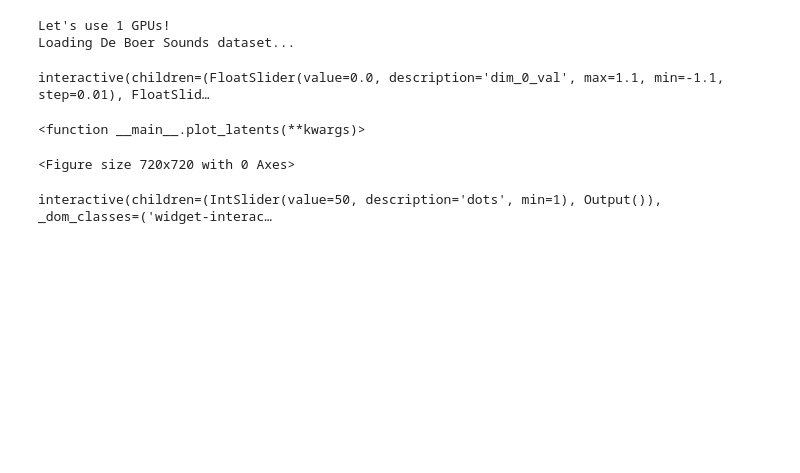
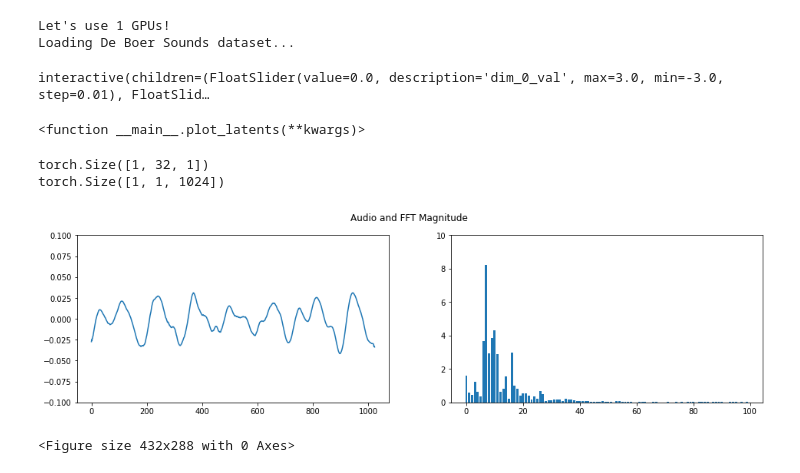
Before and after one commit to fdenoodt/Smooth-InfoMax, a Jupyter notebook: GIM/main_interpolate.ipynb, the cells around one changed output. Drawn from its saved outputs; the diff is of its cells as text; code cells hidden in the pictures; blank space fills up the shorter version.

Commit message:
interpolate between audio files

```diff
--- a/GIM/main_interpolate.ipynb
+++ b/GIM/main_interpolate.ipynb
@@ -92,9 +92,9 @@ def plot_latents(**kwargs):
     for idx, outp in enumerate(batch_outp):
         sequence = outp[0].cpu().detach().numpy()
         fft_mag = fft_magnitude(sequence)
-        fft_mag = fft_mag[:50]
+        fft_mag = fft_mag[:100]
         plot_two_graphs_side_by_side(sequence, fft_mag, fig_size=(
-            16, 4), y_lims=[(-0.1, 0.1), (0, 5)], title="Audio and FFT Magnitude", type1="line", type2="bar")
+            16, 4), y_lims=[(-0.1, 0.1), (0, 10)], title="Audio and FFT Magnitude", type1="line", type2="bar")
 
         # play audio
         return Audio(sequence, rate=sr)
@@ -103,7 +103,7 @@ def plot_latents(**kwargs):
     return
 
 
-range = (-1.1, 1.1, 0.01)
+range = (-3, 3, 0.01)
 interact(plot_latents,
          dim_0_val=range,
          dim_1_val=range,
@@ -138,25 +138,43 @@ interact(plot_latents,
          dim_30_val=range,
          dim_31_val=range)
 # %% [output]
-interactive(children=(FloatSlider(value=0.0, description='dim_0_val', max=1.1, min=-1.1, step=0.01), FloatSlid…
+interactive(children=(FloatSlider(value=0.0, description='dim_0_val', max=3.0, min=-3.0, step=0.01), FloatSlid…
 <function __main__.plot_latents(**kwargs)>
-# %%
-
-
-def series(dots):
-    plt.figure(figsize=(10, 10))
-    a, b = [], []
-    for i in range(dots):
-        a.append(random.randint(1, 100))
-        b.append(random.randint(1, 100))
-    plt.scatter(a, b, c="red")
-    return
-
-interact(series, dots=(1, 100, 1))
-
-# colr=["red", "orange", "brown"]
-
-None
-# %% [output]
-<Figure size 720x720 with 0 Axes>
-interactive(children=(IntSlider(value=50, description='dots', min=1), Output()), _dom_classes=('widget-interac…
+# %%
+sample_path = r"D:\thesis_logs\logs\de_boer_TWO_MODULE_V3_dim32_kld_weight=0.0033 !!\analyse_hidden_repr\hidden_repr\split\module=2\train\batch_encodings_0.pt"
+file_path = r"D:\thesis_logs\logs\de_boer_TWO_MODULE_V3_dim32_kld_weight=0.0033 !!\analyse_hidden_repr\hidden_repr\split\module=2\train\batch_filenames_0.pt"
+batch_enc = torch.load(sample_path)
+batch_filenames = torch.load(file_path)
+
+def decode_play(enc):
+    enc = enc.unsqueeze(0)
+    enc = enc.permute(0, 2, 1)
+    audio = DECODER(enc)
+    audio = audio[0][0].cpu().detach().numpy()
+    return audio #Audio(audio, rate=16000, autoplay=True)
+
+def decode_play_part(enc):
+    enc = enc.unsqueeze(0)
+    enc = enc.unsqueeze(2)
+    print(enc.shape)
+    audio = DECODER(enc)
+    print(audio.shape)
+    audio = audio[0][0].cpu().detach().numpy()
+    return audio
+    # return Audio(audio, rate=16000, autoplay=True)
+
+
+file = batch_enc[4]
+seq_partial = decode_play_part(file[0])
+plot_two_graphs_side_by_side(seq_partial, fft_magnitude(seq_partial)[0:100], fig_size=(16, 4), y_lims=[(-0.1, 0.1), (0, 10)], title="Audio and FFT Magnitude", type1="line", type2="bar")
+
+# for part in file:
+#     audio = decode_play_part(part)
+#     display(Audio(audio, rate=16000, autoplay=True))
+# audio = decode_play_part(file[0])
+# audio.shape
+# %% [output]
+torch.Size([1, 32, 1])
+torch.Size([1, 1, 1024])
+[figure, added]
+<Figure size 432x288 with 0 Axes>
```
Also changed, not shown: parts of 5 cells of this notebook, 2 other files.
